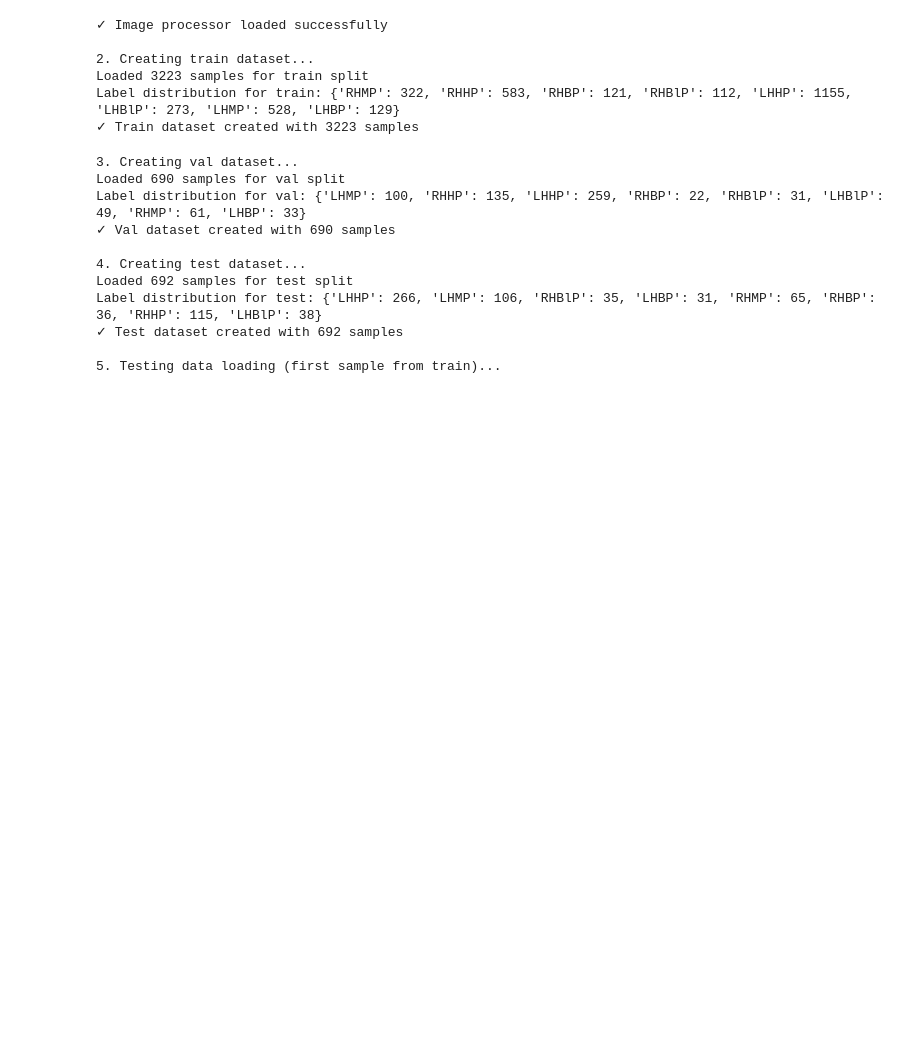
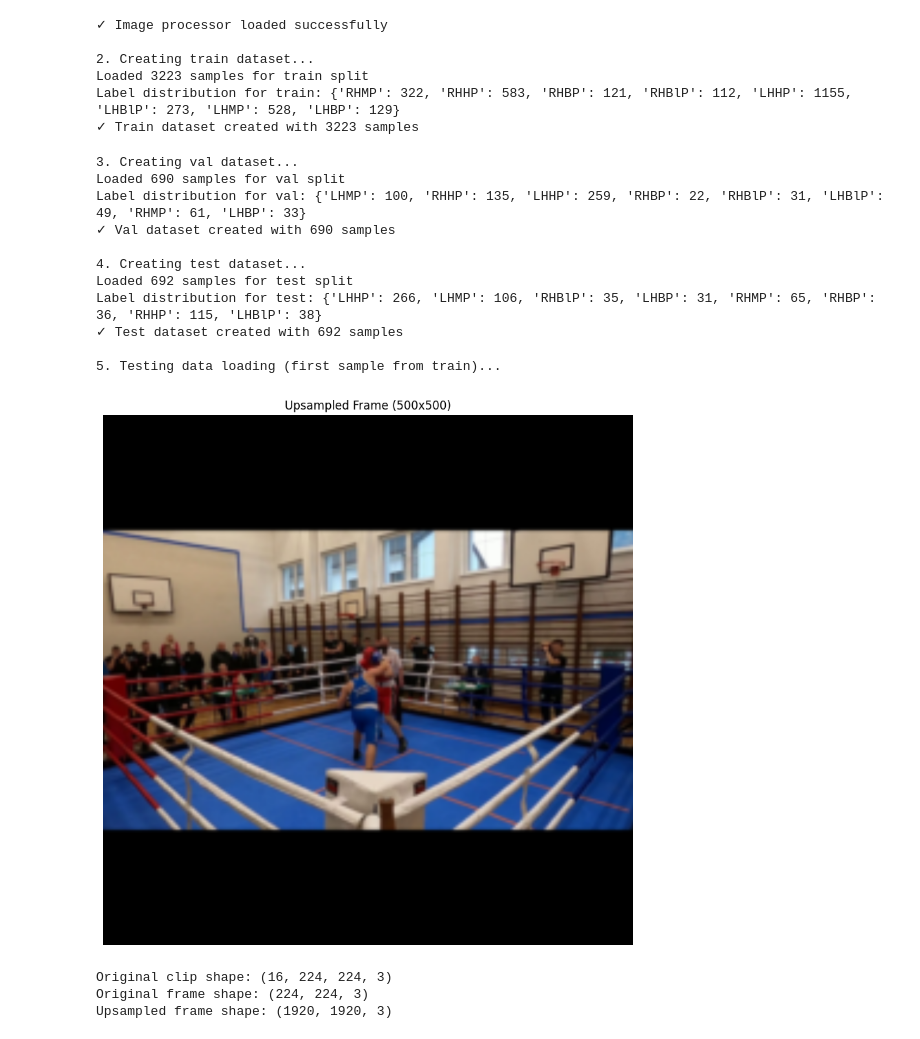
Before and after one commit to NkosiKhu/sweetscience, a Jupyter notebook: scratch.ipynb, the cells around one changed output. Drawn from its saved outputs; the diff is of its cells as text; code cells hidden in the pictures; blank space fills up the shorter version.

Commit message:
sanity check procssed clip

```diff
--- a/scratch.ipynb
+++ b/scratch.ipynb
@@ -78,3 +78,34 @@ print(f"  - label name: {ID2LABEL[sample['labels']]}")
 print("\n" + "=" * 60)
 print("ALL TESTS PASSED! ✓")
 print("=" * 60)
+# %%
+import numpy as np
+import matplotlib.pyplot as plt
+from scipy.ndimage import zoom
+
+# Load a preprocessed clip
+clip = np.load('preprocessed_clips/train/RHHP/clip_11.npy')
+
+# Extract the first frame (assuming shape is [frames, height, width, channels] or similar)
+frame = clip[8]
+
+# Upsample from 224x224 to 500x500
+# Calculate zoom factors for each dimension
+zoom_factors = (1920/224, 1920/224, 1) if frame.ndim == 3 else (1920/224, 1920/224)
+upsampled_frame = zoom(frame, zoom_factors, order=1)
+
+# Display the frame
+plt.figure(figsize=(10, 10))
+plt.imshow(upsampled_frame)
+plt.title('Upsampled Frame (500x500)')
+plt.axis('off')
+plt.show()
+
+print(f"Original clip shape: {clip.shape}")
+print(f"Original frame shape: {frame.shape}")
+print(f"Upsampled frame shape: {upsampled_frame.shape}")
+# %% [output]
+[figure, added]
+Original clip shape: (16, 224, 224, 3)
+Original frame shape: (224, 224, 3)
+Upsampled frame shape: (1920, 1920, 3)
```
